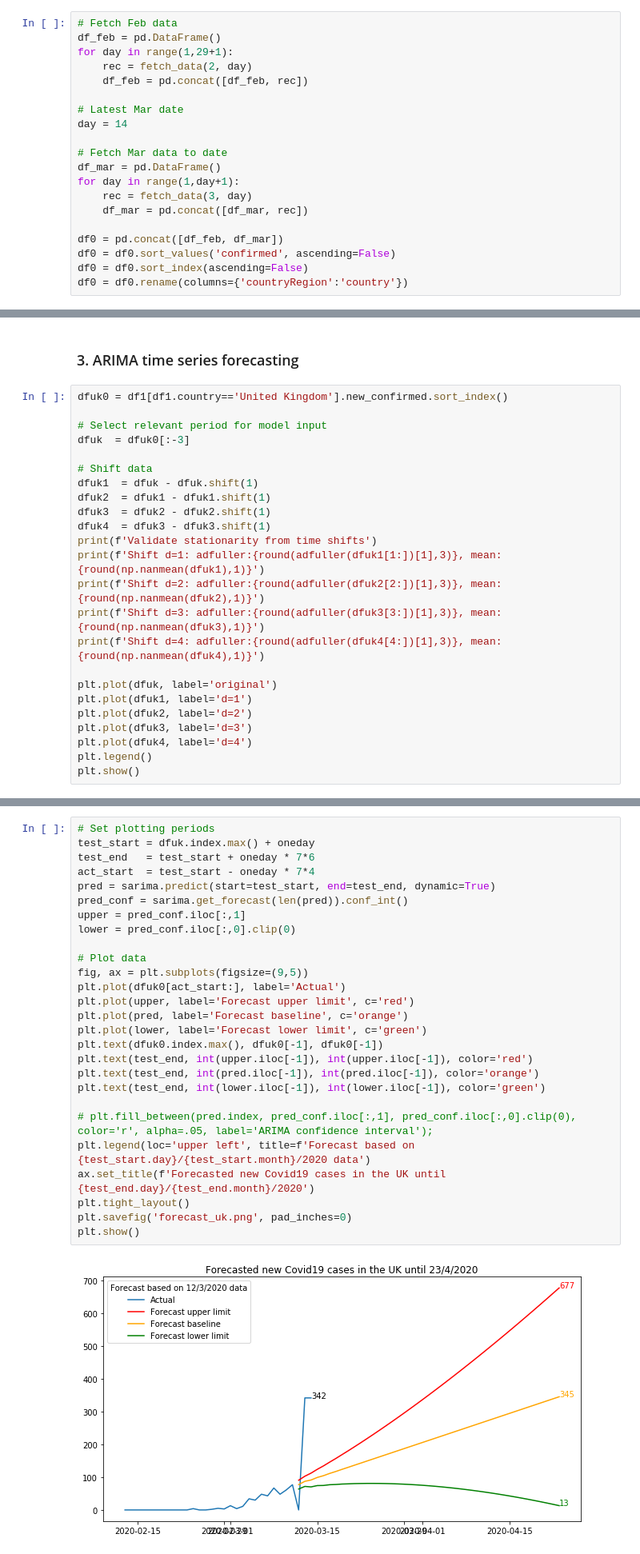
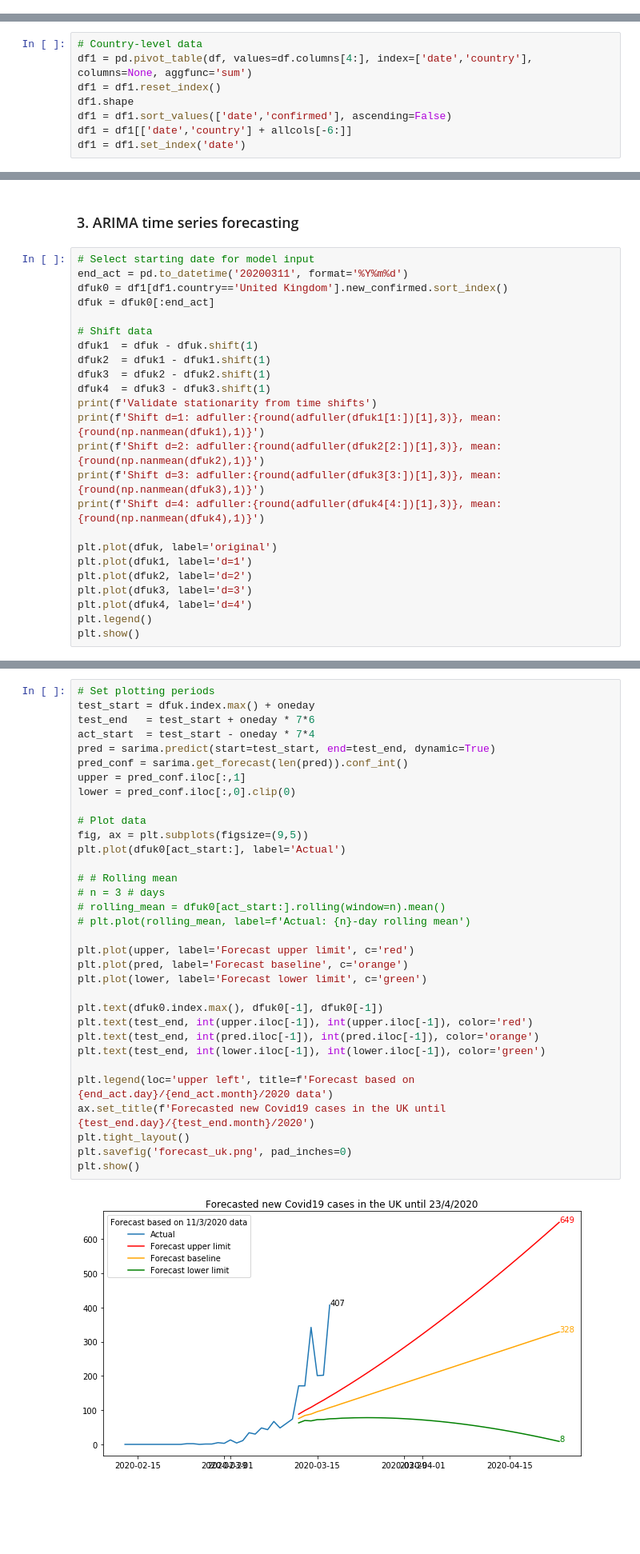
Before and after one commit to khairulomar/Covid-19, a Jupyter notebook: Covid19.ipynb, the cells around one changed output, grey strips where cells are left out. Shown at 80% size. Cells and saved outputs as stored; diff of their text form; blank space fills up the shorter version.

```diff
--- a/Covid19.ipynb
+++ b/Covid19.ipynb
@@ -38,20 +21,0 @@ def fetch_data(month, date):
-# %%
-# Fetch Feb data
-df_feb = pd.DataFrame()
-for day in range(1,29+1):
-    rec = fetch_data(2, day)
-    df_feb = pd.concat([df_feb, rec])
-
-# Latest Mar date
-day = 14
-
-# Fetch Mar data to date
-df_mar = pd.DataFrame()
-for day in range(1,day+1):
-    rec = fetch_data(3, day)
-    df_mar = pd.concat([df_mar, rec])
-
-df0 = pd.concat([df_feb, df_mar])
-df0 = df0.sort_values('confirmed', ascending=False)
-df0 = df0.sort_index(ascending=False)
-df0 = df0.rename(columns={'countryRegion':'country'})
@@ -81,2 +141,10 @@ df1 = df1.set_index('date')
+# %%
+# Country-level data
+df1 = pd.pivot_table(df, values=df.columns[4:], index=['date','country'], columns=None, aggfunc='sum')
+df1 = df1.reset_index()
+df1.shape
+df1 = df1.sort_values(['date','confirmed'], ascending=False)
+df1 = df1[['date','country'] + allcols[-6:]]
+df1 = df1.set_index('date')
 # %% [markdown]
 ### 2. Analyse latest data
@@ -136,10 +226,10 @@ New confirmed cases from 1/2/2020 to 14/3/2020
 # %% [markdown]
 ### 3. ARIMA time series forecasting
 # %%
+# Select starting date for model input
+end_act = pd.to_datetime('20200311', format='%Y%m%d')
 dfuk0 = df1[df1.country=='United Kingdom'].new_confirmed.sort_index()
-
-# Select relevant period for model input
-dfuk  = dfuk0[:-3]
+dfuk = dfuk0[:end_act]
 
 # Shift data
 dfuk1  = dfuk - dfuk.shift(1)
@@ -189,29 +279,35 @@ sarima = SARIMAX(dfuk, order=(p, d, q),
 # %%
 # Set plotting periods
 test_start = dfuk.index.max() + oneday
 test_end   = test_start + oneday * 7*6
 act_start  = test_start - oneday * 7*4
 pred = sarima.predict(start=test_start, end=test_end, dynamic=True)
 pred_conf = sarima.get_forecast(len(pred)).conf_int()
 upper = pred_conf.iloc[:,1]
 lower = pred_conf.iloc[:,0].clip(0)
 
 # Plot data
 fig, ax = plt.subplots(figsize=(9,5))
 plt.plot(dfuk0[act_start:], label='Actual')
+
+# # Rolling mean
+# n = 3 # days
+# rolling_mean = dfuk0[act_start:].rolling(window=n).mean()
+# plt.plot(rolling_mean, label=f'Actual: {n}-day rolling mean')
+
 plt.plot(upper, label='Forecast upper limit', c='red')
 plt.plot(pred, label='Forecast baseline', c='orange')
 plt.plot(lower, label='Forecast lower limit', c='green')
+
 plt.text(dfuk0.index.max(), dfuk0[-1], dfuk0[-1])
 plt.text(test_end, int(upper.iloc[-1]), int(upper.iloc[-1]), color='red')
 plt.text(test_end, int(pred.iloc[-1]), int(pred.iloc[-1]), color='orange')
 plt.text(test_end, int(lower.iloc[-1]), int(lower.iloc[-1]), color='green')
 
-# plt.fill_between(pred.index, pred_conf.iloc[:,1], pred_conf.iloc[:,0].clip(0), color='r', alpha=.05, label='ARIMA confidence interval');
-plt.legend(loc='upper left', title=f'Forecast based on {test_start.day}/{test_start.month}/2020 data')
+plt.legend(loc='upper left', title=f'Forecast based on {end_act.day}/{end_act.month}/2020 data')
 ax.set_title(f'Forecasted new Covid19 cases in the UK until {test_end.day}/{test_end.month}/2020')
 plt.tight_layout()
 plt.savefig('forecast_uk.png', pad_inches=0)
 plt.show()
 # %% [output]
-[figure, old version]
+[figure, new version]
```
Also changed, not shown: parts of 16 cells of this notebook, 2 other files.
